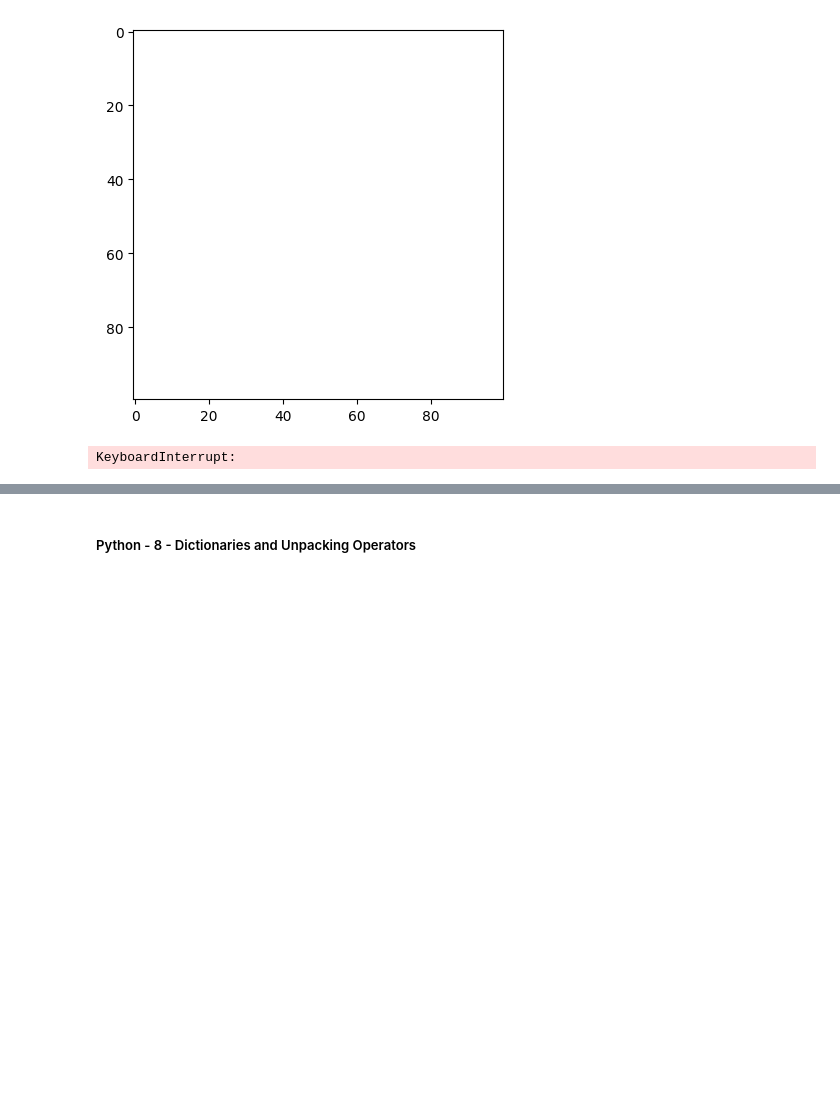
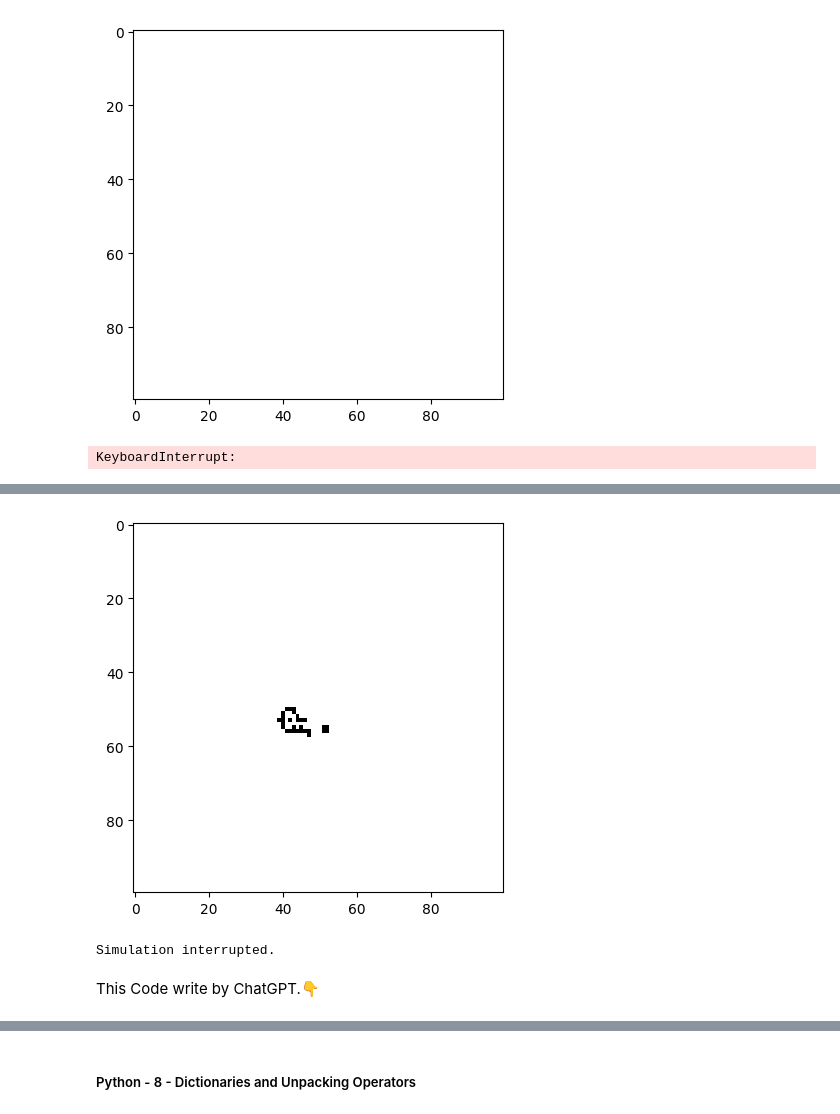
Before and after one commit to Alireza-Jahanbakhshi/The-Journey-of-AI, a Jupyter notebook: 01_Deep_Learning_and_Neural_Networks/01_Python_for_Deep_Learning/python_tutorial.ipynb, the cells around one changed output, grey strips where cells are left out. Drawn from its saved outputs; the diff is of its cells as text; code cells hidden in the pictures; blank space fills up the shorter version.

```diff
--- a/01_Deep_Learning_and_Neural_Networks/01_Python_for_Deep_Learning/python_tutorial.ipynb
+++ b/01_Deep_Learning_and_Neural_Networks/01_Python_for_Deep_Learning/python_tutorial.ipynb
@@ -1030,0 +1258,61 @@ KeyboardInterrupt:
+# %%
+import numpy as np
+from matplotlib import pyplot as plt
+from time import sleep
+from IPython.display import clear_output
+import random
+
+def find_neighbours(cell_ind, universe):
+    num_neighbours = 0
+    rows, cols = universe.shape
+
+    for i in [-1, 0, 1]:
+        for j in [-1, 0, 1]:
+            if (i != 0 or j != 0):
+                if cell_ind[0] + i == rows:
+                    i = -cell_ind[0]
+                if cell_ind[1] + j == cols:
+                    j = -cell_ind[1]
+                if universe[cell_ind[0] + i, cell_ind[1] + j] == 1:
+                    num_neighbours += 1
+
+    return num_neighbours
+
+def pass_time(universe):
+    rows, cols = universe.shape
+    num_neighbours_map = np.zeros((rows, cols))
+
+    for i in range(rows):
+        for j in range(cols):
+            num_neighbours_map[i, j] = find_neighbours((i, j), universe)
+
+    new_universe = np.zeros((rows, cols))
+    survivors = (universe == 1) & ((num_neighbours_map == 2) | (num_neighbours_map == 3))
+    zombies = (universe == 0) & (num_neighbours_map == 3)
+    new_universe = (survivors == 1) | (zombies == 1)
+
+    return new_universe
+
+universe = np.zeros((100, 100))
+for i in [random.randint(40, 60) for _ in range(7)]:
+    for j in [random.randint(40, 60) for _ in range(7)]:
+        universe[i, j] = 1
+
+num_turns = 50
+new_universe = universe
+
+try:
+    for _ in range(num_turns):
+        new_universe = pass_time(new_universe)
+        plt.imshow(new_universe, cmap='Greys')
+        plt.show()
+        sleep(1)
+        clear_output(wait=True)
+
+except KeyboardInterrupt:
+    print("Simulation interrupted.")
+# %% [output]
+[figure, added]
+Simulation interrupted.
+# %% [markdown]
+This Code write by ChatGPT.👇
```
Also changed, not shown: parts of 151 cells of this notebook, 2 other files.
